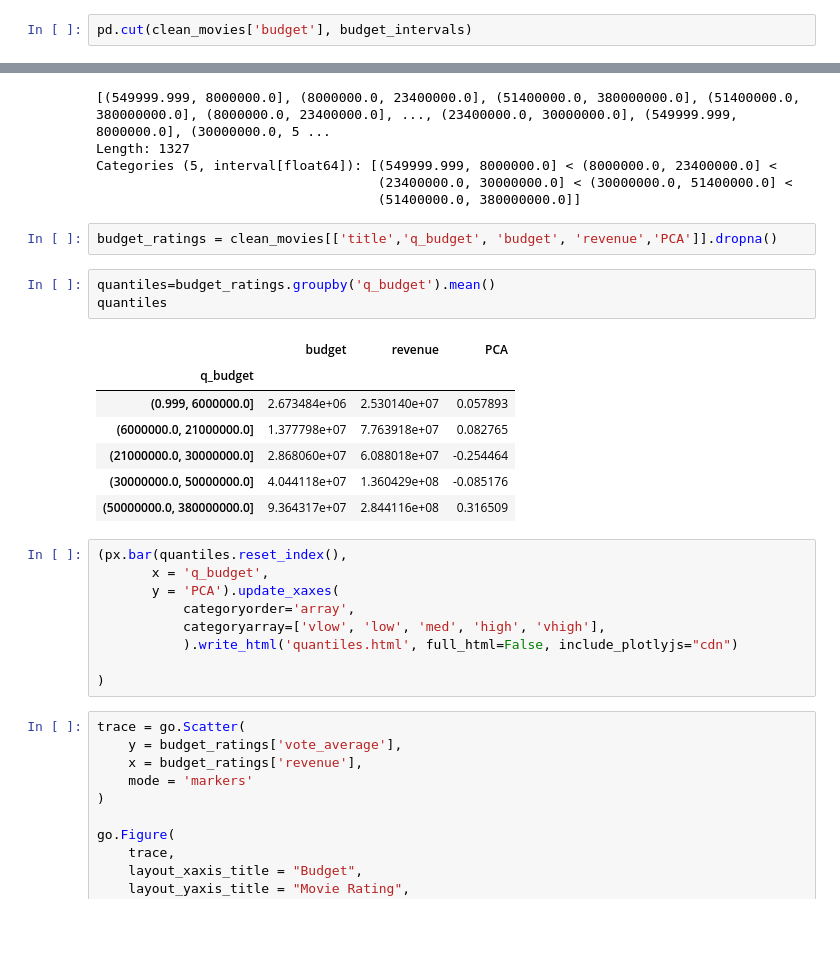
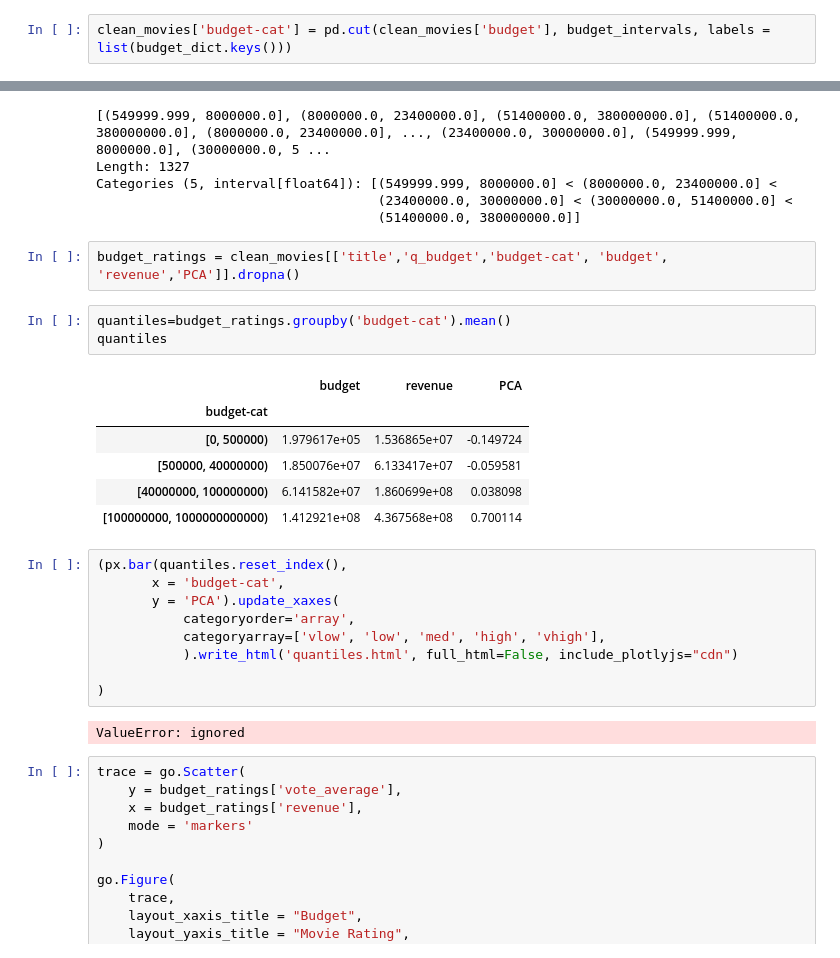
Before and after one commit to ErikSeguinte/movie_data, a Jupyter notebook: processing.ipynb, the cells around one changed output, grey strips where cells are left out. Saved outputs shown, nothing was run; the diff lists cells and outputs as text; blank space fills up the shorter version.

```diff
--- a/processing.ipynb
+++ b/processing.ipynb
@@ -331,2 +335,2 @@ budget_intervals = pd.IntervalIndex.from_arrays(low, hi, closed = 'left')
 # %%
-pd.cut(clean_movies['budget'], budget_intervals)
+clean_movies['budget-cat'] = pd.cut(clean_movies['budget'], budget_intervals, labels = list(budget_dict.keys()))
@@ -357,27 +355,28 @@ Categories (5, interval[float64]): [(549999.999, 8000000.0] < (8000000.0, 234000
                                     (23400000.0, 30000000.0] < (30000000.0, 51400000.0] <
                                     (51400000.0, 380000000.0]]
 # %%
-budget_ratings = clean_movies[['title','q_budget', 'budget', 'revenue','PCA']].dropna()
+budget_ratings = clean_movies[['title','q_budget','budget-cat', 'budget', 'revenue','PCA']].dropna()
 # %%
-quantiles=budget_ratings.groupby('q_budget').mean()
+quantiles=budget_ratings.groupby('budget-cat').mean()
 quantiles
 # %% [output]
 |  | budget | revenue | PCA |
-| q_budget |  |  |  |
-| (0.999, 6000000.0] | 2.673484e+06 | 2.530140e+07 | 0.057893 |
-| (6000000.0, 21000000.0] | 1.377798e+07 | 7.763918e+07 | 0.082765 |
-| (21000000.0, 30000000.0] | 2.868060e+07 | 6.088018e+07 | -0.254464 |
-| (30000000.0, 50000000.0] | 4.044118e+07 | 1.360429e+08 | -0.085176 |
-| (50000000.0, 380000000.0] | 9.364317e+07 | 2.844116e+08 | 0.316509 |
+| budget-cat |  |  |  |
+| [0, 500000) | 1.979617e+05 | 1.536865e+07 | -0.149724 |
+| [500000, 40000000) | 1.850076e+07 | 6.133417e+07 | -0.059581 |
+| [40000000, 100000000) | 6.141582e+07 | 1.860699e+08 | 0.038098 |
+| [100000000, 1000000000000) | 1.412921e+08 | 4.367568e+08 | 0.700114 |
 # %%
 (px.bar(quantiles.reset_index(),
-       x = 'q_budget',
+       x = 'budget-cat',
        y = 'PCA').update_xaxes(
            categoryorder='array',
            categoryarray=['vlow', 'low', 'med', 'high', 'vhigh'],
            ).write_html('quantiles.html', full_html=False, include_plotlyjs="cdn")
 
 )
+# %% [output]
+ValueError: ignored
 # %%
 trace = go.Scatter(
     y = budget_ratings['vote_average'],
```
Also changed, not shown: parts of 3 cells of this notebook.
